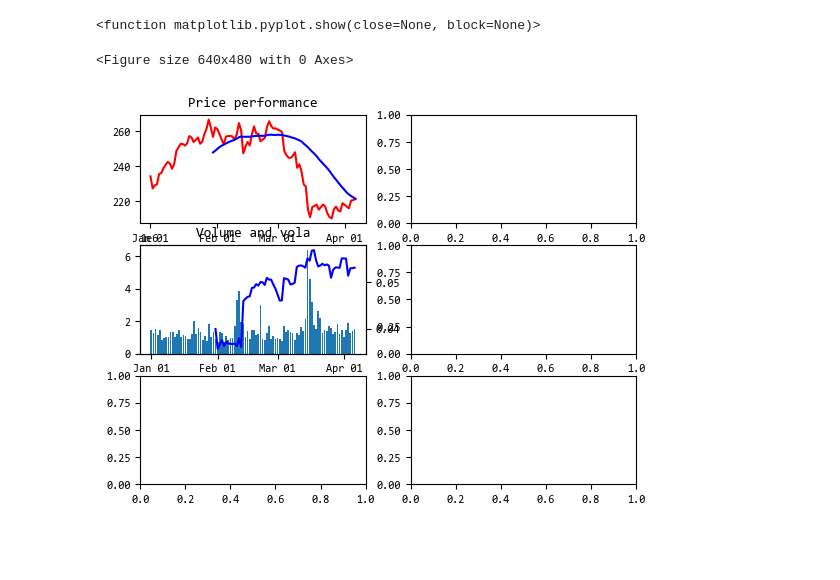
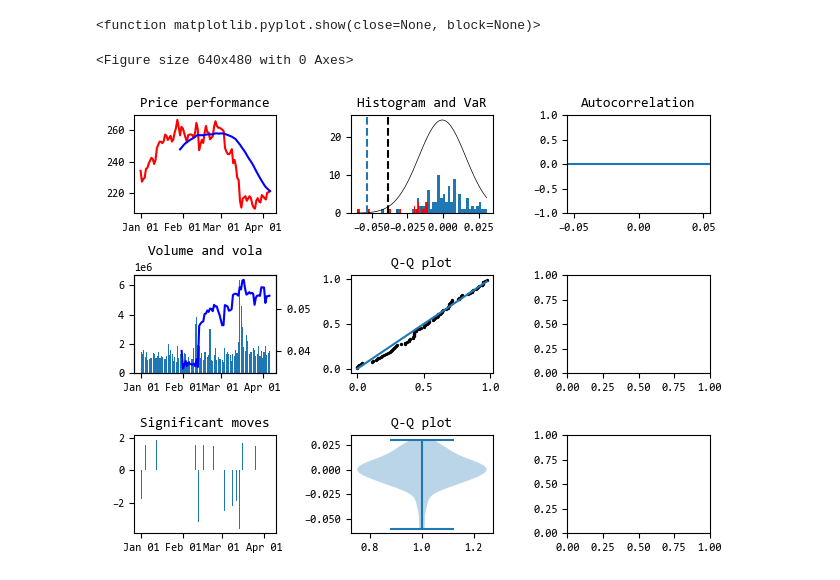
Before and after one commit to sleepper/investmentstrategies, a Jupyter notebook: Step by Step API.ipynb, the cells around one changed output. Cells and saved outputs as stored; diff of their text form; code cells hidden in the pictures; blank space fills up the shorter version.

Commit message:
In the middle of charting

```diff
--- a/Step by Step API.ipynb
+++ b/Step by Step API.ipynb
@@ -319,7 +305,10 @@ See the caveats in the documentation: https://pandas.pydata.org/pandas-docs/stab
 # %%
+import numpy as np
 import matplotlib.pyplot as plt
 import matplotlib.dates as mdates
 from matplotlib.font_manager import FontProperties
+import scipy.stats as stats
+from statsmodels.graphics.tsaplots import plot_acf
 
 #general settings for the plot
 
@@ -330,9 +319,12 @@ plt.rcParams['axes.titlesize'] = 10  # Title font size
 plt.rcParams['axes.labelsize'] = 8  # Axis label font size
 plt.rcParams['xtick.labelsize'] = 8  # X-tick label font size
 plt.rcParams['ytick.labelsize'] = 8  # Y-tick label font size
+
+#plt.subplots_adjust(left=1, bottom=1, right=2, top=2, wspace=20, hspace=1)
+
 plt.gcf().autofmt_xdate()
 
-fig, ax = plt.subplots(nrows=3, ncols=2)
+fig, ax = plt.subplots(nrows=3, ncols=3)
 
 
 # plot price and moving average
@@ -340,32 +332,111 @@ df_plot1 = eq.df_analysis[['close','ma30d']].sort_index(ascending=True)
 u_x = df_plot1.index
 u_y1 = df_plot1.iloc[:,0]
 u_y2 = df_plot1.iloc[:,1]
 
 ax[0,0].plot(u_y1,'r')
 ax[0,0].plot(u_y2,'b')
 ax[0,0].set_title('Price performance')
 ax[0,0].xaxis.set_major_locator(mdates.MonthLocator())
 ax[0,0].xaxis.set_major_formatter(mdates.DateFormatter('%b %d'))
 
 
 # plot volume and vola
 
 df_plot2 = eq.df_analysis[['volume','vola30d']].sort_index(ascending=True)
 u_x = df_plot2.index
 u_y1 = df_plot2.iloc[:,0]
 u_y2 = df_plot2.iloc[:,1]
 
 ax[1,0].bar(u_x,u_y1)
 ax[1,0].twinx().plot(u_y2,'b')
 ax[1,0].set_title('Volume and vola')
 ax[1,0].xaxis.set_major_locator(mdates.MonthLocator())
 ax[1,0].xaxis.set_major_formatter(mdates.DateFormatter('%b %d'))
 
 
-# plot volume and vola
+# plot significant moves
 
+df_plot3 = eq.df_stats[['date','significant_move']].sort_index(ascending=True)
+df_plot3.reset_index(inplace=True)
+df_plot3.set_index(df_plot3['date'],inplace=True)
+df_plot3.sort_index(ascending=True, inplace=True)
+
+u_x = df_plot3.index
+u_y1 = df_plot3.iloc[:,2]
+
+ax[2,0].bar(u_x,u_y1)
+ax[2,0].set_title('Significant moves')
+ax[2,0].xaxis.set_major_locator(mdates.MonthLocator())
+ax[2,0].xaxis.set_major_formatter(mdates.DateFormatter('%b %d'))
+
+# plot histogram and VaR
+
+df_plot4 = eq.df_stats['log_return']
+
+# plot log returns
+u_x = df_plot4.index
+u_y1 = df_plot4
+
+ax[0,1].hist(u_y1,bins = 50)
+
+# plot recent log returns (1 Month)
+arr_L1M_returns = np.array(df_plot4.iloc[0:21])
+ax[0,1].hist(arr_L1M_returns,bins = 50, color = "red")
+
+# plot the normal distribution on top
+x_min = df_plot4.min()
+x_max = df_plot4.max()
+n = len(df_plot4)
+mean = eq.dict_quick_stats['mean']
+scale = eq.dict_quick_stats['std']
+
+x = np.linspace(x_min,x_max,n)
+p = stats.norm.pdf(x, mean,scale)
+ax[0,1].plot(x, p, 'k', linewidth=0.5)
+
+# add empirical VaR
+emp_VaR = np.percentile(df_plot4, 1)
+ax[0,1].axvline(emp_VaR, linestyle='dashed')
+
+# add theoretical VaR
+theo_VaR = stats.norm.ppf(0.01, loc=mean, scale=scale)
+ax[0,1].axvline(theo_VaR, linestyle='dashed', color="black")
+
+ax[0,1].set_title('Histogram and VaR')
+
+
+# chart a Q-Q plot
+
+df_plot5 = eq.df_stats[['percentile','theo_percentile']]
+
+u_x = df_plot5['theo_percentile']
+u_y1 = df_plot5['theo_percentile']
+u_y2 = df_plot5['percentile']
+
+ax[1,1].plot(u_x,u_y1)
+ax[1,1].scatter(u_x,u_y2,s=2, color = "black")
+ax[1,1].set_title('Q-Q plot')
+
+
+# chart a violin plot
+
+df_plot6 = eq.df_stats['log_return']
+
+ax[2,1].violinplot(df_plot6)
+ax[2,1].set_title('Q-Q plot')
+
+
+# chart an ACF
+
+df_plot7 = eq.df_analysis['log_return']
+
+plot_acf(df_plot7,ax = ax[0,2])
+
+# chart log returns
+
+plt.tight_layout()
 plt.show
 # %% [output]
 <function matplotlib.pyplot.show(close=None, block=None)>
 <Figure size 640x480 with 0 Axes>
-[figure, old version]
+[figure, new version]
```
Also changed, not shown: parts of 1 cell of this notebook, 4 other files.
